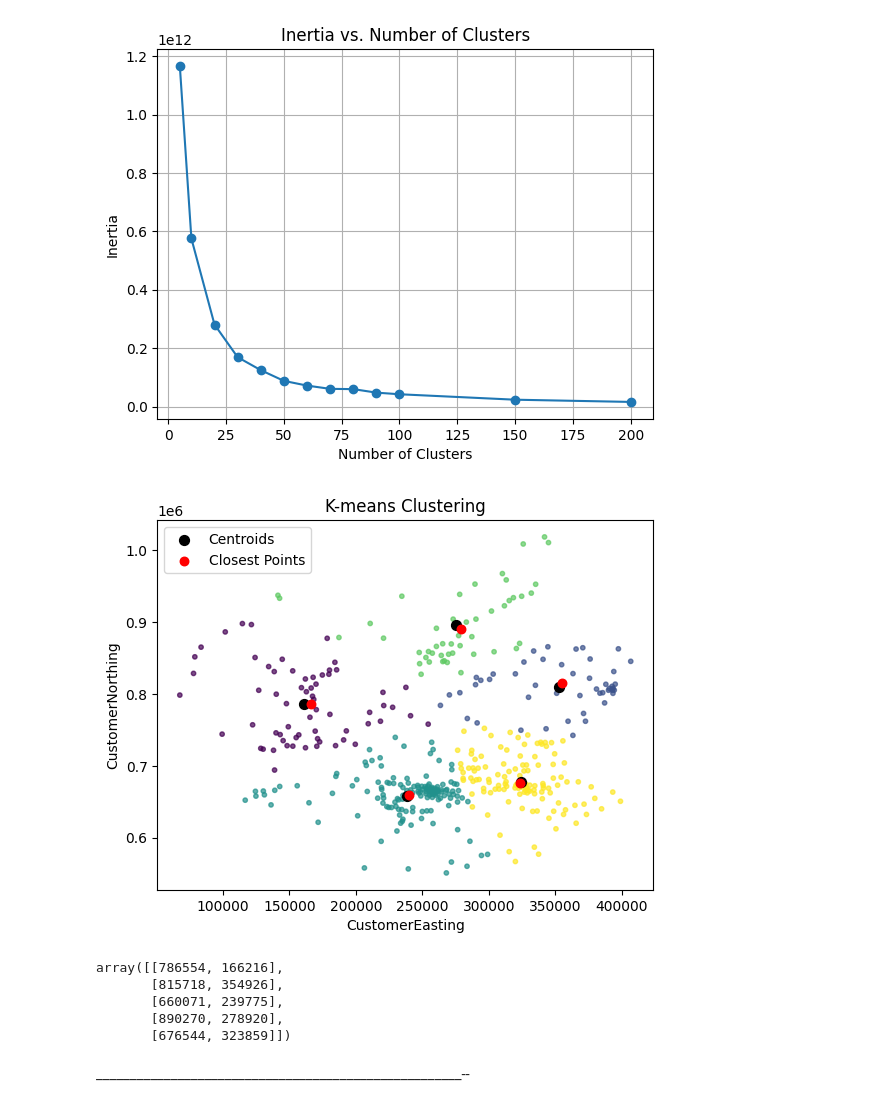
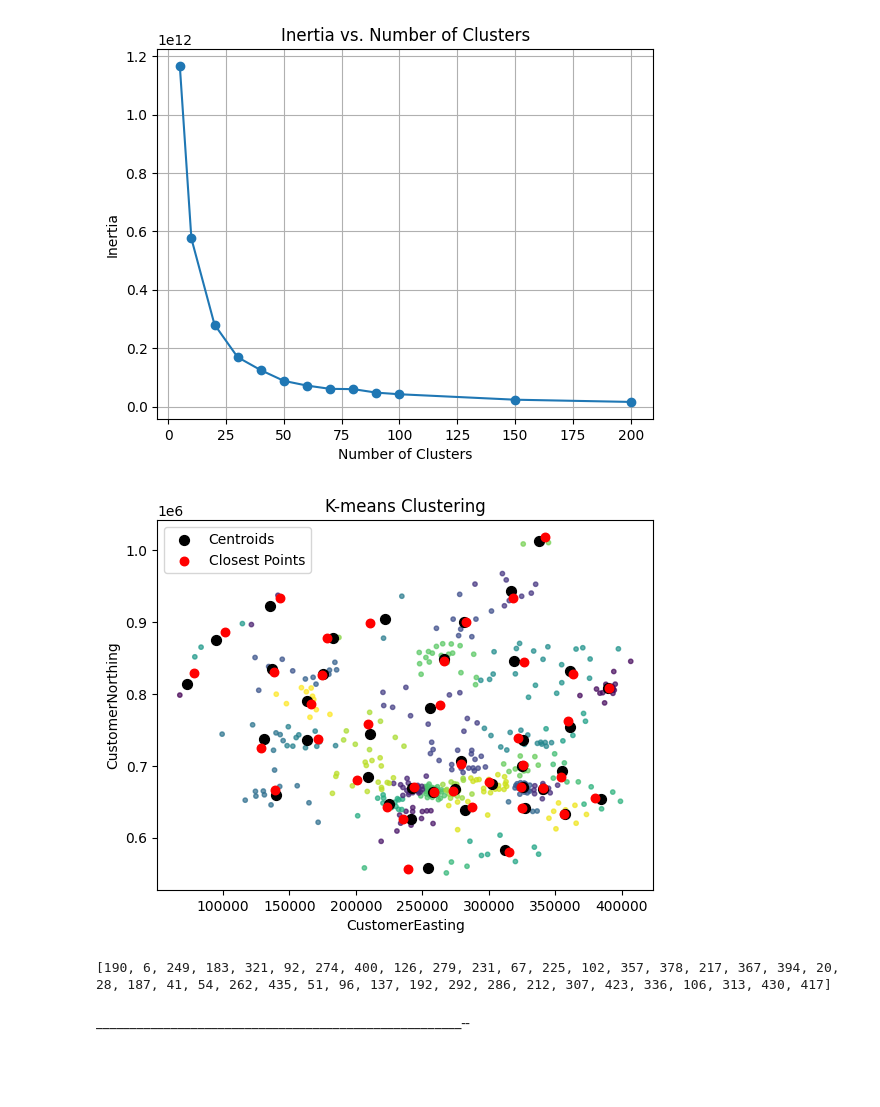
Before and after one commit to nicolastalia/risklog, a Jupyter notebook: assignment_1.ipynb, the cells around one changed output. Saved outputs shown, nothing was run; the diff lists cells and outputs as text; code cells hidden in the pictures; blank space fills up the shorter version.

```diff
--- a/assignment_1.ipynb
+++ b/assignment_1.ipynb
@@ -23,7 +23,7 @@ random_state = 2  # Fixed random seed
 
 # Different values for n_clusters
 #n_clusters_list = [5, 10, 20,30, 40, 50, 60, 70, 80, 90, 100, 150, 200]
-n_clusters_list = [5]
+n_clusters_list = [40]
 
 
 inertia_values = []
@@ -60,53 +60,68 @@ plt.grid(True)
 plt.show()
 # %% [output]
 [figure]
+# %%
+from matplotlib.colors import ListedColormap
+
+closest_points = []
+closest_points_index = []
+
+for cluster_idx in range(n_clusters):
+    cluster_points = X[labels == cluster_idx]  # Select points belonging to current cluster
+    centroid = kmeans.cluster_centers_[cluster_idx]  # Get centroid of current cluster
+
+    # Calculate distances between points in cluster and centroid
+    distances = np.linalg.norm(cluster_points - centroid, axis=1)
+
+    # Find index of point closest to centroid
+    closest_point_idx = np.argmin(distances)
+
+    # Get coordinates of closest point
+    closest_point_coords = cluster_points[closest_point_idx]
+    closest_points_index.append(closest_point_idx)
+
+    # Append index and coordinates of closest point to list
+    closest_points.append(closest_point_coords)
 # %%
-from matplotlib.colors import ListedColormap
-
-closest_points = []
-
-for cluster_idx in range(n_clusters):
-    cluster_points = X[labels == cluster_idx]  # Select points belonging to current cluster
-    centroid = kmeans.cluster_centers_[cluster_idx]  # Get centroid of current cluster
-
-    # Calculate distances between points in cluster and centroid
-    distances = np.linalg.norm(cluster_points - centroid, axis=1)
-
-    # Find index of point closest to centroid
-    closest_point_idx = np.argmin(distances)
-
-    # Get coordinates of closest point
-    closest_point_coords = cluster_points[closest_point_idx]
-
-    # Append index and coordinates of closest point to list
-    closest_points.append(closest_point_coords)
 
 num_clusters = len(np.unique(labels))
 colors = plt.cm.viridis(np.linspace(0, 1, num_clusters))  # Using viridis colormap for shades of green
 cmap = ListedColormap(colors)
 
 # Plot the data points and centroids
 plt.scatter(X[:, 1], X[:, 0], c=labels, s=10, alpha=0.7)  # Changed the order of coordinates for scatter plot
 plt.scatter(kmeans.cluster_centers_[:, 1], kmeans.cluster_centers_[:, 0], c='black', marker='.', s=200, label='Centroids')  # Changed the order of coordinates for centroids
 
 # Plot the closest points
 closest_points = np.array(closest_points)
 plt.scatter(closest_points[:, 1], closest_points[:, 0], c='red', marker='.', s=150, label='Closest Points')  # Changed the order of coordinates for centroids
 
 plt.title('K-means Clustering')
 plt.xlabel('CustomerEasting')
 plt.ylabel('CustomerNorthing')
 plt.legend()
 plt.show()
-
-closest_points
 # %% [output]
-[figure, old version]
+[figure, new version]
-array([[786554, 166216],
-       [815718, 354926],
-       [660071, 239775],
-       [890270, 278920],
-       [676544, 323859]])
+# %%
+closest_points_within_X = []
+
+for cluster_idx, closest_point_idx in enumerate(closest_points_index):
+    # Get the label of the cluster corresponding to the closest point
+    cluster_label = cluster_idx
+
+    # Filter out the points belonging to this cluster
+    cluster_points_within_X = X[labels == cluster_label]
+
+    # Get the index of the closest point within X
+    closest_point_within_X_idx = np.where((X[:, 0] == cluster_points_within_X[closest_point_idx][0]) & (X[:, 1] == cluster_points_within_X[closest_point_idx][1]))[0][0]
+
+    # Append the index of the closest point within X to the list
+    closest_points_within_X.append(closest_point_within_X_idx)
+
+print(closest_points_within_X)
+# %% [output]
+[190, 6, 249, 183, 321, 92, 274, 400, 126, 279, 231, 67, 225, 102, 357, 378, 217, 367, 394, 20, 28, 187, 41, 54, 262, 435, 51, 96, 137, 192, 292, 286, 212, 307, 423, 336, 106, 313, 430, 417]
 # %% [markdown]
 ______________________________________________________--
 # %% [markdown]
```
Also changed, not shown: parts of 1 cell of this notebook.
